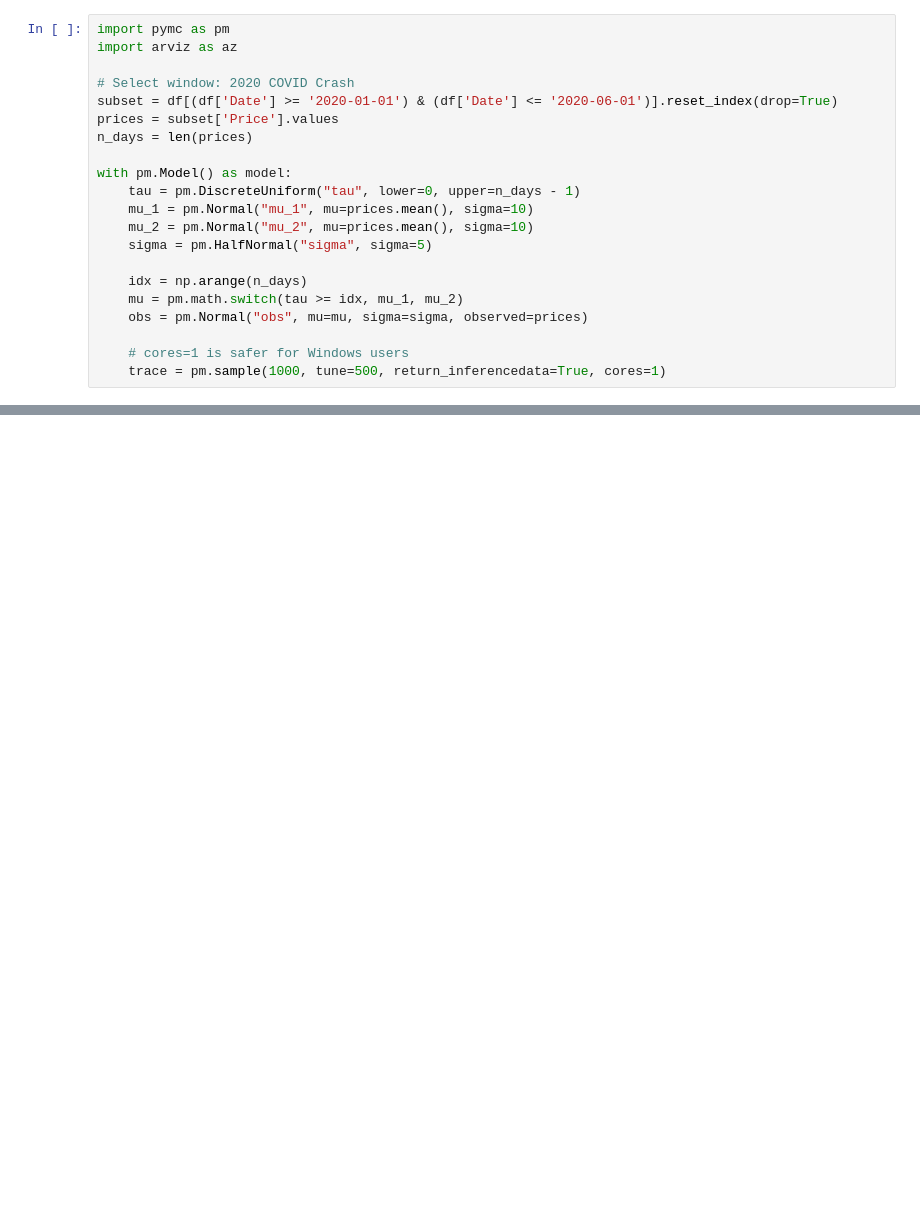
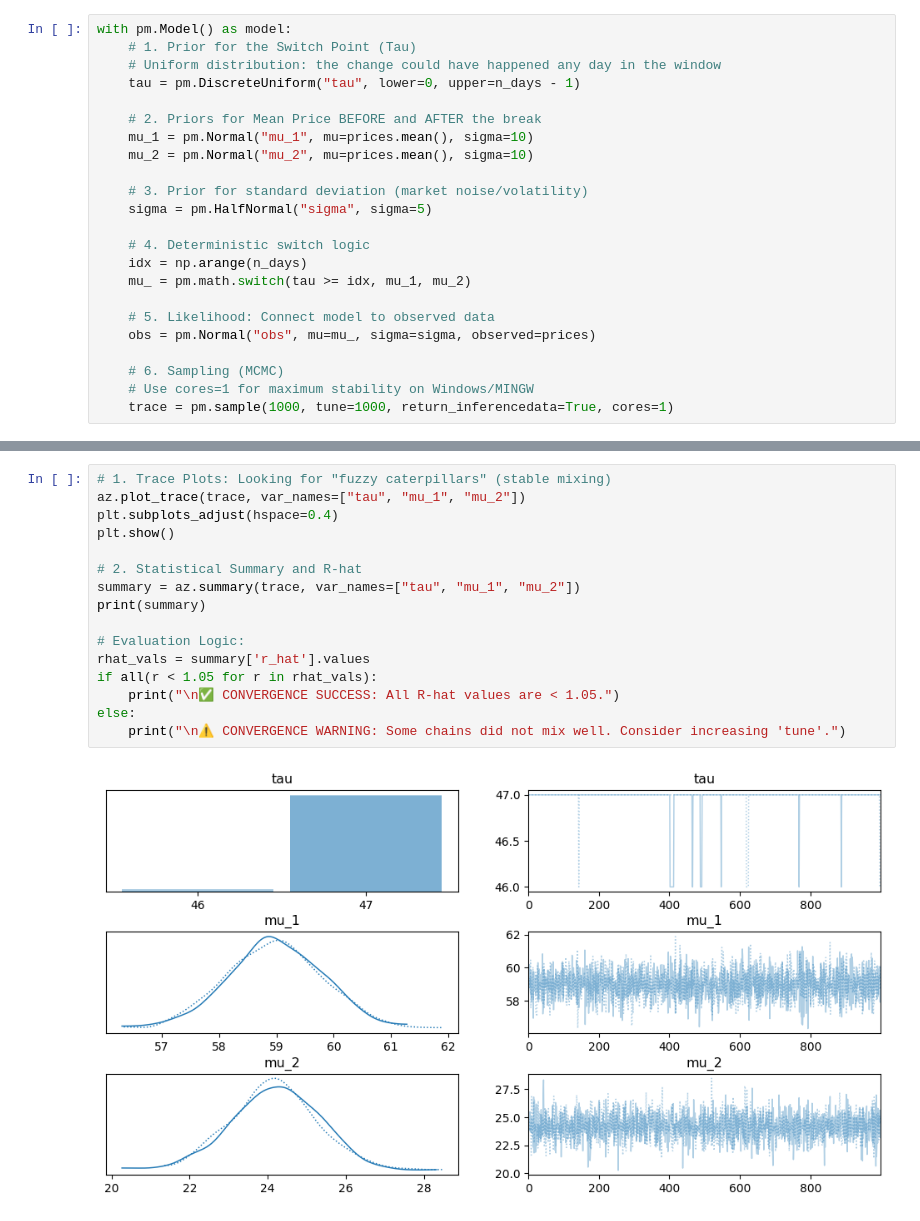
Before and after one commit to adem-mekonnen/brent-oil-timeseries-changepoint, a Jupyter notebook: notebooks/02_bayesian_change_point.ipynb, the cells around one changed output, grey strips where cells are left out. Saved outputs shown, nothing was run; the diff lists cells and outputs as text; blank space fills up the shorter version.

```diff
--- a/notebooks/02_bayesian_change_point.ipynb
+++ b/notebooks/02_bayesian_change_point.ipynb
@@ -17,24 +34,26 @@ print("✅ Data loaded. 'df' is now defined.")
 # %%
-import pymc as pm
-import arviz as az
+with pm.Model() as model:
+    # 1. Prior for the Switch Point (Tau)
+    # Uniform distribution: the change could have happened any day in the window
+    tau = pm.DiscreteUniform("tau", lower=0, upper=n_days - 1)
 
-# Select window: 2020 COVID Crash
-subset = df[(df['Date'] >= '2020-01-01') & (df['Date'] <= '2020-06-01')].reset_index(drop=True)
-prices = subset['Price'].values
-n_days = len(prices)
-
-with pm.Model() as model:
-    tau = pm.DiscreteUniform("tau", lower=0, upper=n_days - 1)
+    # 2. Priors for Mean Price BEFORE and AFTER the break
     mu_1 = pm.Normal("mu_1", mu=prices.mean(), sigma=10)
     mu_2 = pm.Normal("mu_2", mu=prices.mean(), sigma=10)
+
+    # 3. Prior for standard deviation (market noise/volatility)
     sigma = pm.HalfNormal("sigma", sigma=5)
 
+    # 4. Deterministic switch logic
     idx = np.arange(n_days)
-    mu = pm.math.switch(tau >= idx, mu_1, mu_2)
-    obs = pm.Normal("obs", mu=mu, sigma=sigma, observed=prices)
+    mu_ = pm.math.switch(tau >= idx, mu_1, mu_2)
 
-    # cores=1 is safer for Windows users
-    trace = pm.sample(1000, tune=500, return_inferencedata=True, cores=1)
+    # 5. Likelihood: Connect model to observed data
+    obs = pm.Normal("obs", mu=mu_, sigma=sigma, observed=prices)
+
+    # 6. Sampling (MCMC)
+    # Use cores=1 for maximum stability on Windows/MINGW
+    trace = pm.sample(1000, tune=1000, return_inferencedata=True, cores=1)
 # %% [output]
 Sequential sampling (2 chains in 1 job)
 CompoundStep
@@ -48,0 +67,18 @@ The rhat statistic is larger than 1.01 for some parameters. This indicates probl
+# %%
+# 1. Trace Plots: Looking for "fuzzy caterpillars" (stable mixing)
+az.plot_trace(trace, var_names=["tau", "mu_1", "mu_2"])
+plt.subplots_adjust(hspace=0.4)
+plt.show()
+
+# 2. Statistical Summary and R-hat
+summary = az.summary(trace, var_names=["tau", "mu_1", "mu_2"])
+print(summary)
+
+# Evaluation Logic:
+rhat_vals = summary['r_hat'].values
+if all(r < 1.05 for r in rhat_vals):
+    print("\n✅ CONVERGENCE SUCCESS: All R-hat values are < 1.05.")
+else:
+    print("\n⚠️ CONVERGENCE WARNING: Some chains did not mix well. Consider increasing 'tune'.")
+# %% [output]
+[figure, added]
```
Also changed, not shown: parts of 7 cells of this notebook, 1 other file.
